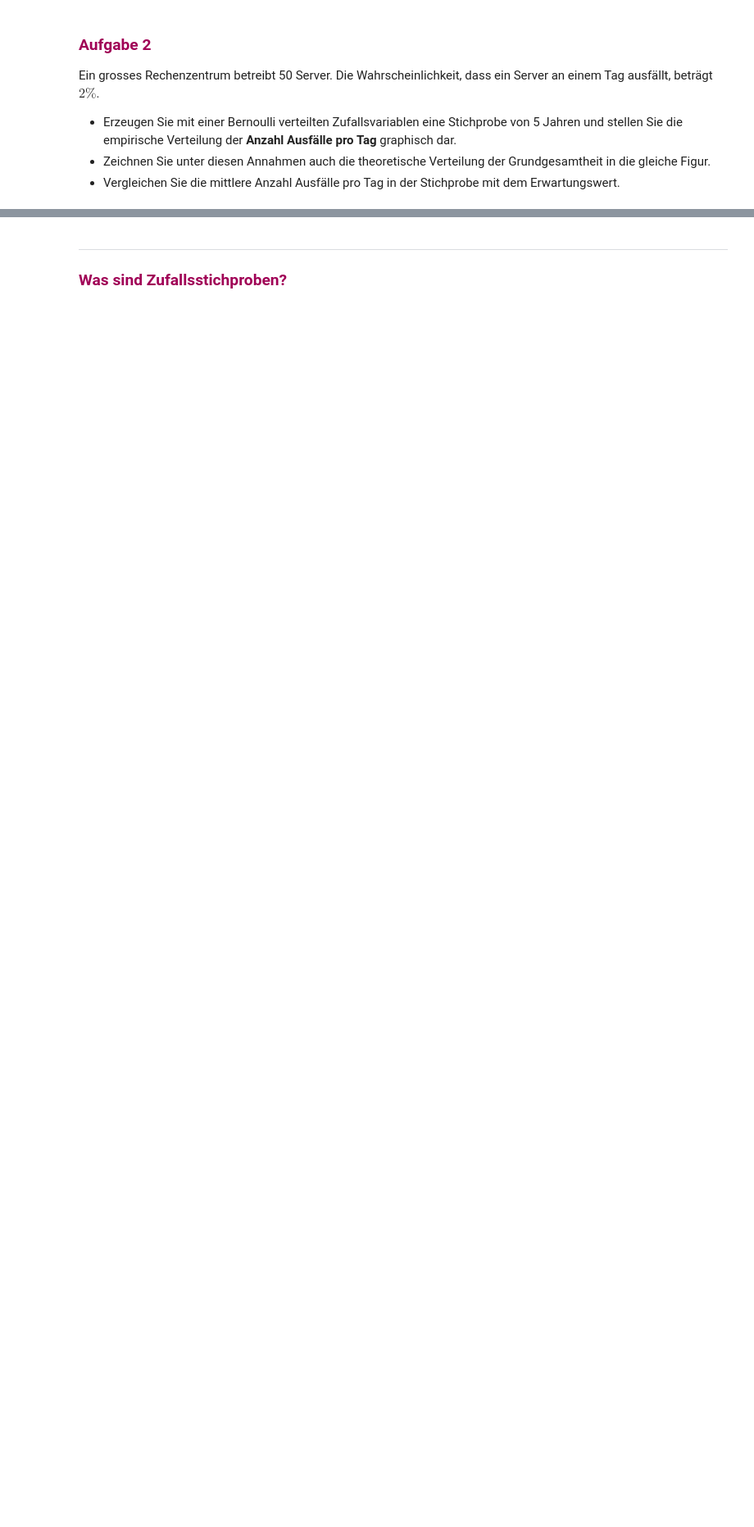
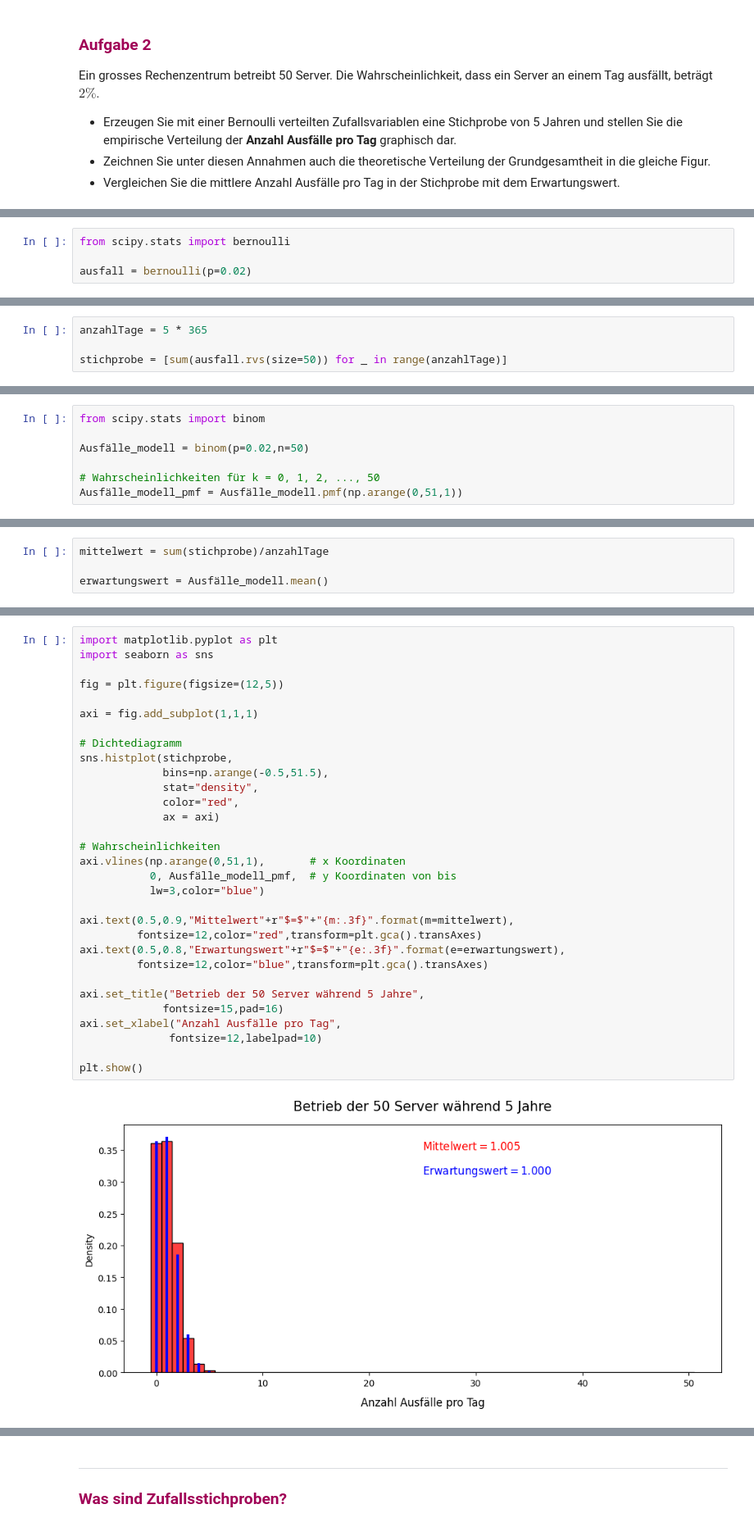
Before and after one commit to fabianmueller7/ASTAT, a Jupyter notebook: SW05/SW05.ipynb, the cells around one changed output, grey strips where cells are left out. Shown: that part at 82% size. Cells and saved outputs as stored; diff of their text form; blank space fills up the shorter version.

```diff
--- a/SW05/SW05.ipynb
+++ b/SW05/SW05.ipynb
@@ -233,0 +304,4 @@ Ein grosses Rechenzentrum betreibt 50 Server. Die Wahrscheinlichkeit, dass ein S
+# %%
+from scipy.stats import bernoulli
+
+ausfall = bernoulli(p=0.02)
@@ -233,0 +310,4 @@ Ein grosses Rechenzentrum betreibt 50 Server. Die Wahrscheinlichkeit, dass ein S
+# %%
+anzahlTage = 5 * 365
+
+stichprobe = [sum(ausfall.rvs(size=50)) for _ in range(anzahlTage)]
@@ -233,0 +316,7 @@ Ein grosses Rechenzentrum betreibt 50 Server. Die Wahrscheinlichkeit, dass ein S
+# %%
+from scipy.stats import binom
+
+Ausfälle_modell = binom(p=0.02,n=50)
+
+# Wahrscheinlichkeiten für k = 0, 1, 2, ..., 50
+Ausfälle_modell_pmf = Ausfälle_modell.pmf(np.arange(0,51,1))
@@ -233,0 +325,4 @@ Ein grosses Rechenzentrum betreibt 50 Server. Die Wahrscheinlichkeit, dass ein S
+# %%
+mittelwert = sum(stichprobe)/anzahlTage
+
+erwartungswert = Ausfälle_modell.mean()
@@ -234 +333,34 @@ Ein grosses Rechenzentrum betreibt 50 Server. Die Wahrscheinlichkeit, dass ein S
+# %%
+import matplotlib.pyplot as plt
+import seaborn as sns
+
+fig = plt.figure(figsize=(12,5))
+
+axi = fig.add_subplot(1,1,1)
+
+# Dichtediagramm
+sns.histplot(stichprobe,
+             bins=np.arange(-0.5,51.5),
+             stat="density",
+             color="red",
+             ax = axi)
+
+# Wahrscheinlichkeiten
+axi.vlines(np.arange(0,51,1),       # x Koordinaten
+           0, Ausfälle_modell_pmf,  # y Koordinaten von bis
+           lw=3,color="blue")
+
+axi.text(0.5,0.9,"Mittelwert"+r"$=$"+"{m:.3f}".format(m=mittelwert),
+         fontsize=12,color="red",transform=plt.gca().transAxes)
+axi.text(0.5,0.8,"Erwartungswert"+r"$=$"+"{e:.3f}".format(e=erwartungswert),
+         fontsize=12,color="blue",transform=plt.gca().transAxes)
+
+axi.set_title("Betrieb der 50 Server während 5 Jahre",
+             fontsize=15,pad=16)
+axi.set_xlabel("Anzahl Ausfälle pro Tag",
+              fontsize=12,labelpad=10)
+
+plt.show()
+# %% [output]
+[figure, added]
 # %%
```
Also changed, not shown: parts of 34 cells of this notebook, 8 other files.
